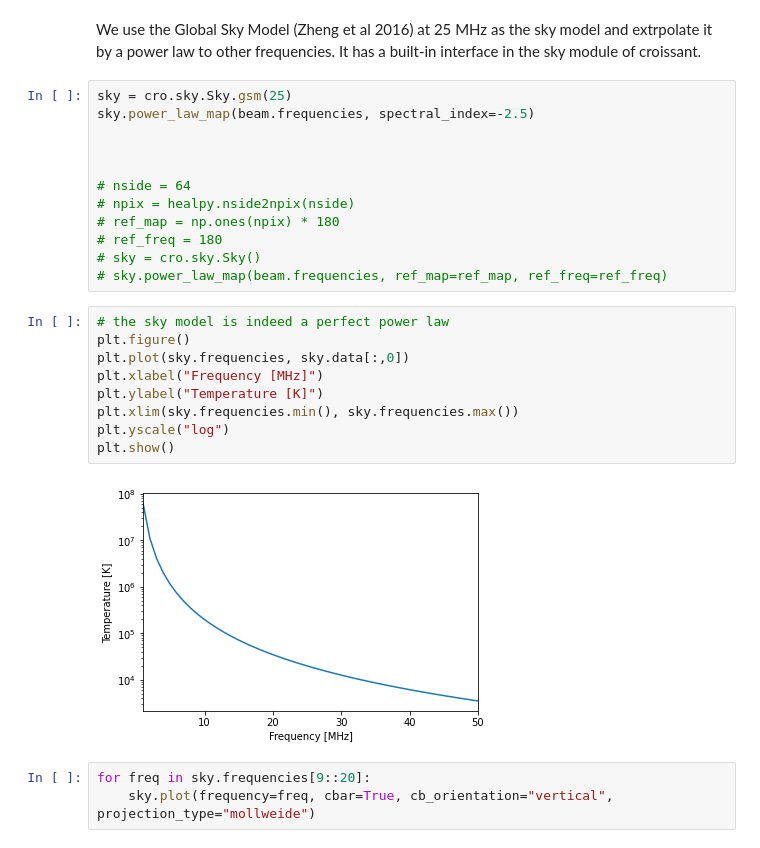
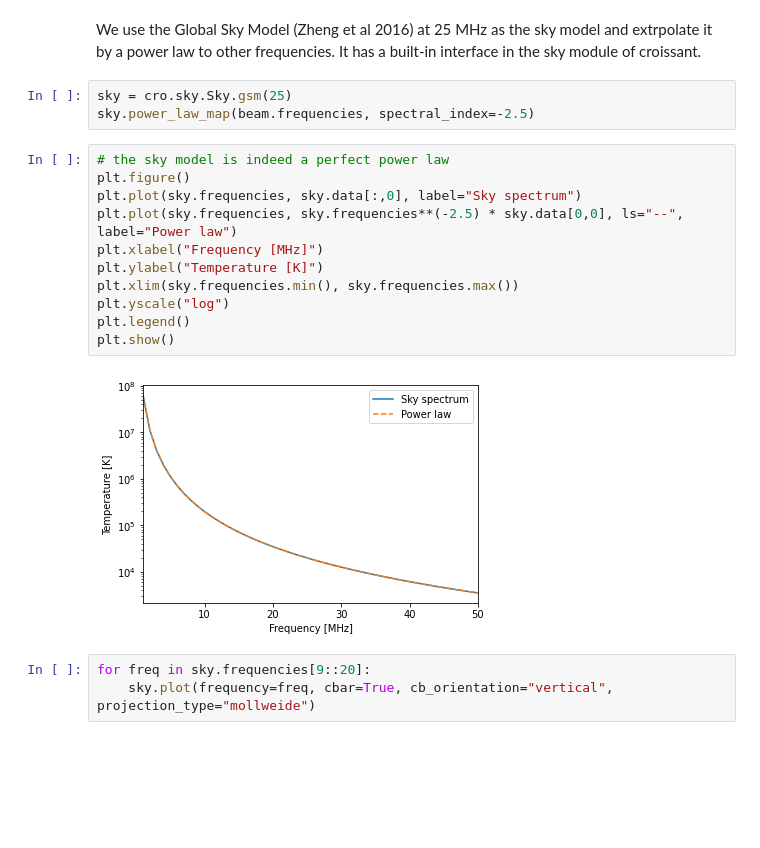
Before and after one commit to christianhbye/croissant, a Jupyter notebook: notebooks/example_sim.ipynb, the cells around one changed output. Drawn from its saved outputs; the diff is of its cells as text; blank space fills up the shorter version.

```diff
--- a/notebooks/example_sim.ipynb
+++ b/notebooks/example_sim.ipynb
@@ -50,26 +49,19 @@ We use the Global Sky Model (Zheng et al 2016) at 25 MHz as the sky model and ex
 # %%
 sky = cro.sky.Sky.gsm(25)
 sky.power_law_map(beam.frequencies, spectral_index=-2.5)
-
-
-
-# nside = 64
-# npix = healpy.nside2npix(nside)
-# ref_map = np.ones(npix) * 180
-# ref_freq = 180
-# sky = cro.sky.Sky()
-# sky.power_law_map(beam.frequencies, ref_map=ref_map, ref_freq=ref_freq)
 # %%
 # the sky model is indeed a perfect power law
 plt.figure()
-plt.plot(sky.frequencies, sky.data[:,0])
+plt.plot(sky.frequencies, sky.data[:,0], label="Sky spectrum")
+plt.plot(sky.frequencies, sky.frequencies**(-2.5) * sky.data[0,0], ls="--", label="Power law")
 plt.xlabel("Frequency [MHz]")
 plt.ylabel("Temperature [K]")
 plt.xlim(sky.frequencies.min(), sky.frequencies.max())
 plt.yscale("log")
+plt.legend()
 plt.show()
 # %% [output]
-[figure, old version]
+[figure, new version]
 # %%
 for freq in sky.frequencies[9::20]:
     sky.plot(frequency=freq, cbar=True, cb_orientation="vertical", projection_type="mollweide")
```
Also changed, not shown: parts of 9 cells of this notebook.
